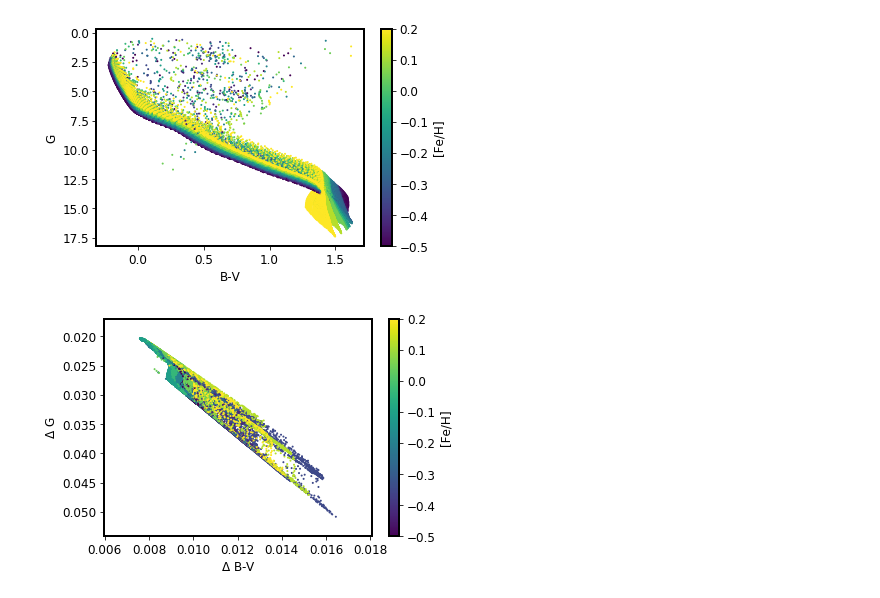
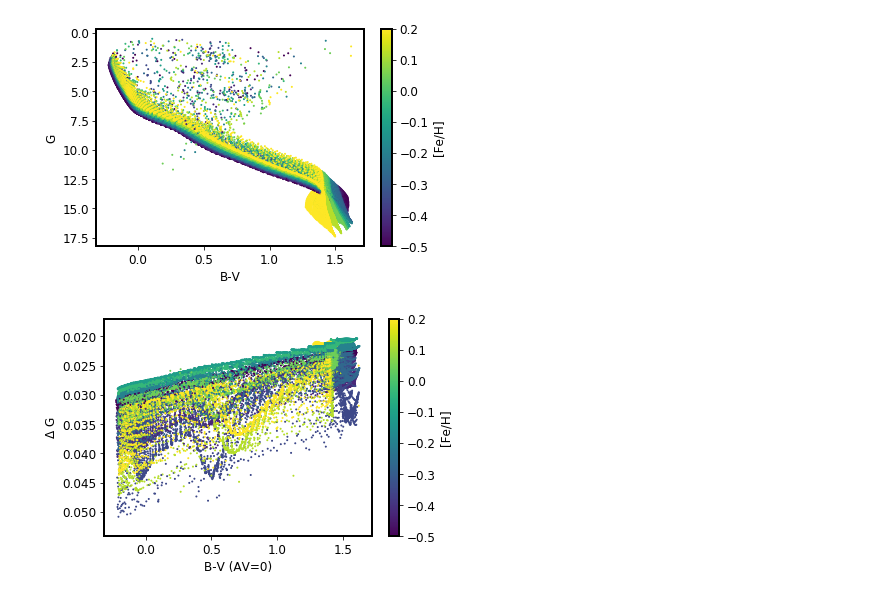
Before and after one commit to timothydmorton/isochrones, a Jupyter notebook: notebooks/G-band-dust.ipynb, the cells around one changed output. Saved outputs shown, nothing was run; the diff lists cells and outputs as text; code cells hidden in the pictures.

Commit message:
write plot for real

```diff
--- a/notebooks/G-band-dust.ipynb
+++ b/notebooks/G-band-dust.ipynb
@@ -54,10 +54,10 @@ fig.colorbar(cax, label='[Fe/H]');
 G2, BmV2, feh_flat2 = calculate_stuff(AV=0.15)
 # %%
 fig, ax = plt.subplots(1,1)
-cax = ax.scatter(BmV2 - BmV, G2 - G, c=feh_flat2, cmap='viridis', s=1)
+cax = ax.scatter(BmV, G2 - G, c=feh_flat2, cmap='viridis', s=1)
 ax.invert_yaxis()
-ax.set_xlabel('$\Delta$ B-V')
+ax.set_xlabel('B-V (AV=0)')
 ax.set_ylabel('$\Delta$ G')
 fig.colorbar(cax, label='[Fe/H]');
 # %% [output]
-[figure, old version]
+[figure, new version]
```
